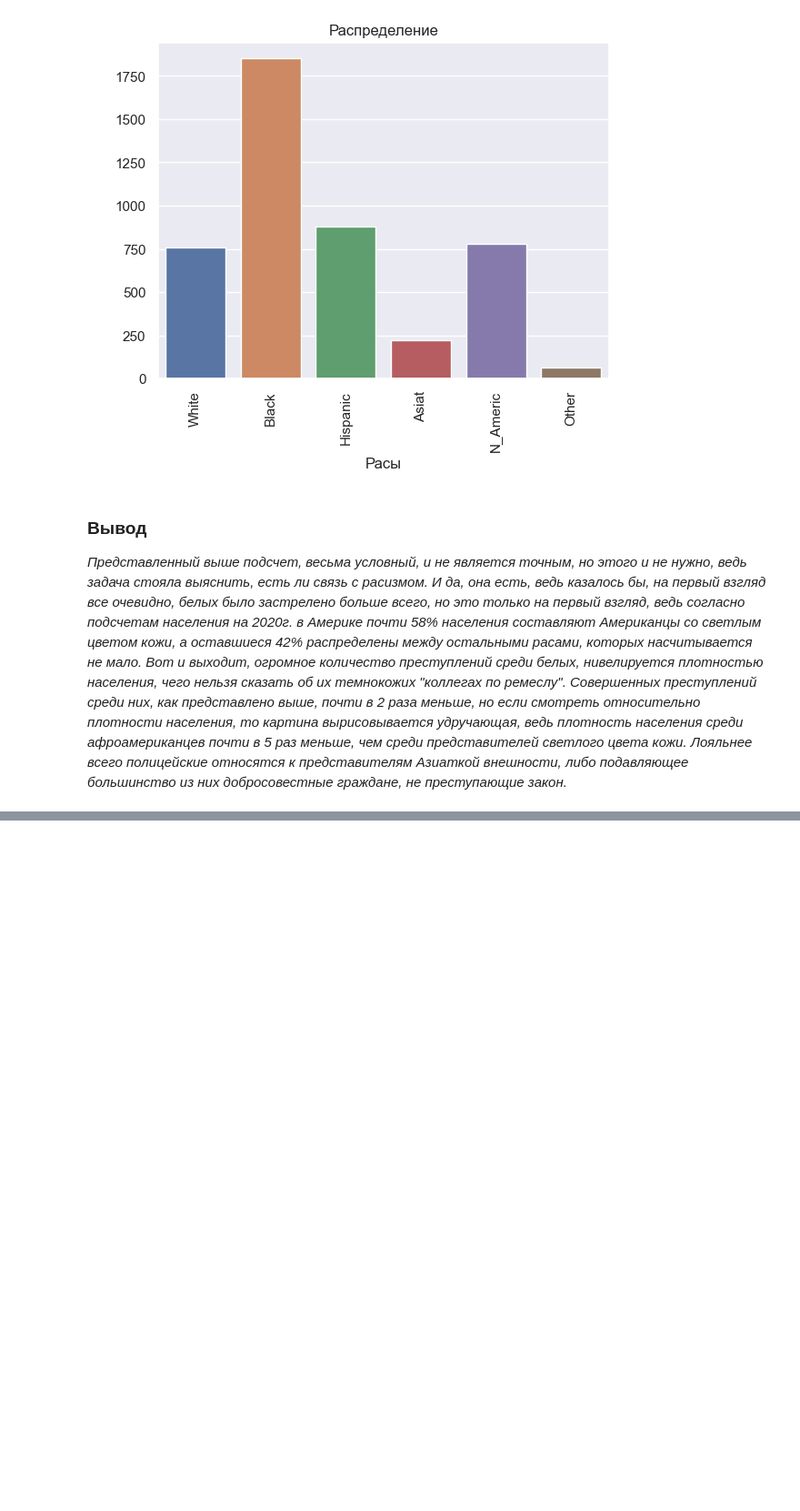
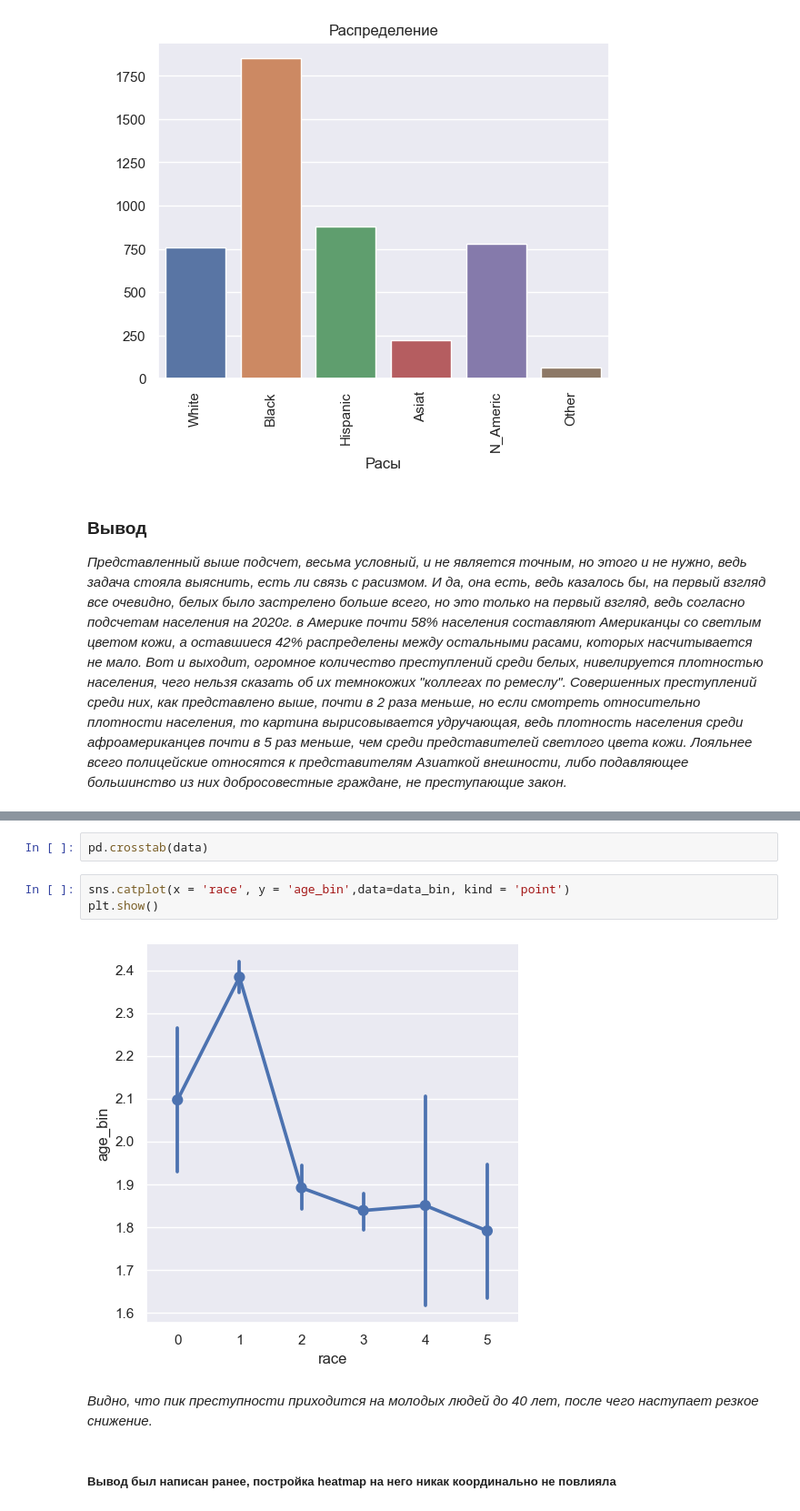
Before and after one commit to Zikarakus/home_works, a Jupyter notebook: Home_Work_PS.ipynb, the cells around one changed output, grey strips where cells are left out. Shown at 91% size. Cells and saved outputs as stored; diff of their text form; blank space fills up the shorter version.

```diff
--- a/Home_Work_PS.ipynb
+++ b/Home_Work_PS.ipynb
@@ -416,0 +590,11 @@ _Представленный выше подсчет, весьма условн
+# %%
+pd.crosstab(data)
+# %%
+sns.catplot(x = 'race', y = 'age_bin',data=data_bin, kind = 'point')
+plt.show()
+# %% [output]
+[figure, added]
+# %% [markdown]
+_Видно, что пик преступности приходится на молодых людей до 40 лет, после чего наступает резкое снижение._
+# %% [markdown]
+##### Вывод был написан ранее, постройка heatmap на него никак координально не повлияла
```
Also changed, not shown: parts of 35 cells of this notebook, 1 other file.
